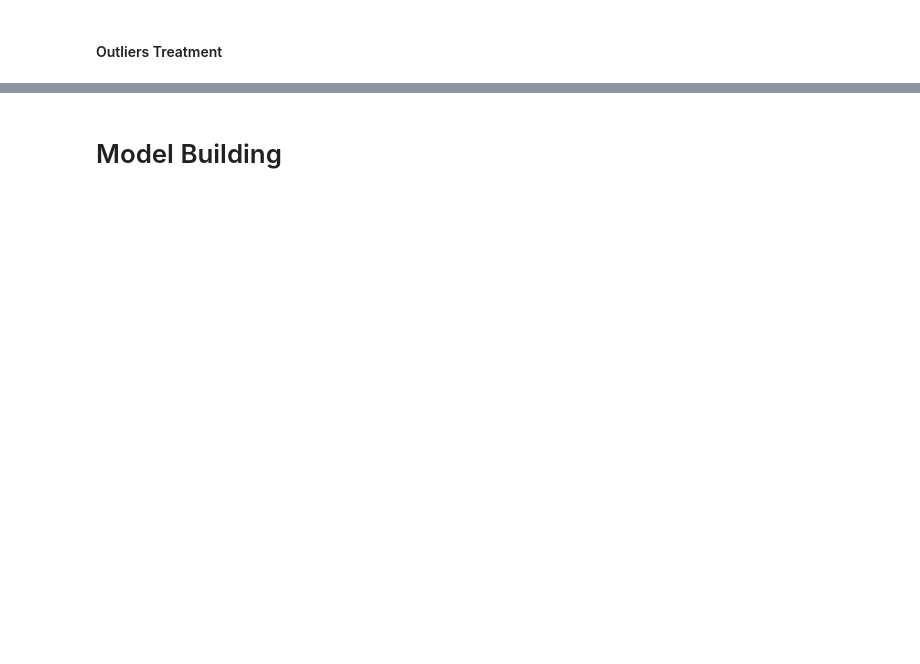
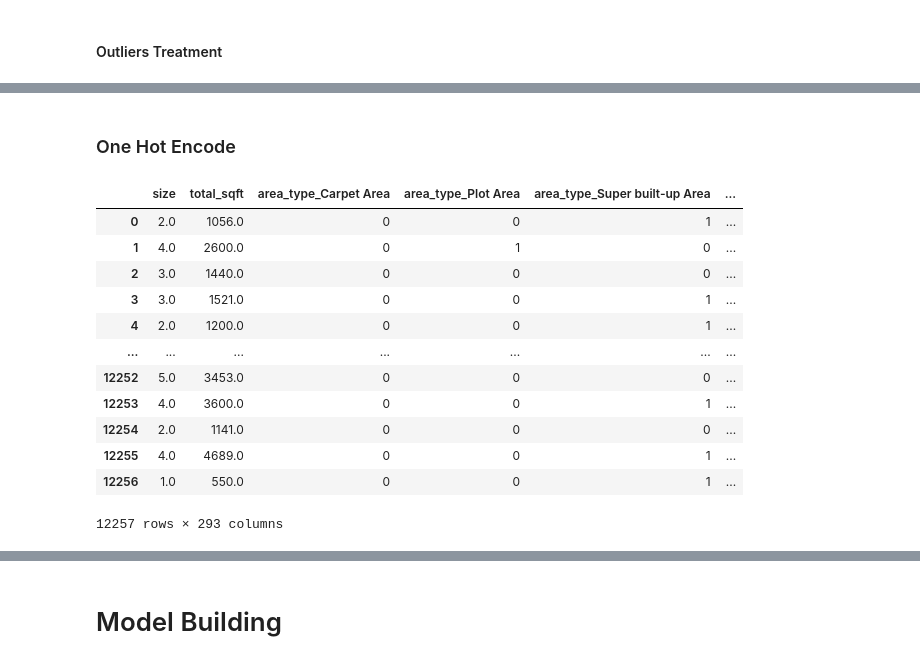
Before and after one commit to KiranSonkamble/Lb_house_prdiction, a Jupyter notebook: Bengaluru 2.ipynb, the cells around one changed output, grey strips where cells are left out. Cells and saved outputs as stored; diff of their text form; code cells hidden in the pictures; blank space fills up the shorter version.

```diff
--- a/Bengaluru 2.ipynb
+++ b/Bengaluru 2.ipynb
@@ -316,15 +363,17 @@ Y= data['Price']
 # %% [markdown]
 #### Outliers Treatment
 # %%
-# def outlier_cap(x):
-#     x=x.clip(lower=x.quantile(0.01))
-#     x=x.clip(upper=x.quantile(0.99))
-#     return(x)
+num = X.select_dtypes('number')
+
+# clip the outliers
+def outlier_cap(x):
+    x=x.clip(lower=x.quantile(0.01))
+    x=x.clip(upper=x.quantile(0.99))
+    return(x)
 
 
-num = X.select_dtypes('number')
-# # capping and flooring of 0.1% ensures the minimal SD impact on the dataset
-# data=X.select_dtypes('number').apply(lambda x : outlier_cap(x))
+# capping and flooring of 0.1% ensures the minimal SD impact on the dataset
+num=num.apply(lambda x : outlier_cap(x))
 
-# # dataset after outlier Treatment
-# data.describe([0.001,0.01, 0.1, 0.25, 0.5,0.75,0.95,0.99,0.999])
+# dataset after outlier Treatment
+num.describe([0.001,0.01, 0.1, 0.25, 0.5,0.75,0.95,0.99,0.999])
@@ -330,0 +396,3 @@ num = X.select_dtypes('number')
+# %%
+x_all = pd.concat([num,data.select_dtypes('O')],axis=1, join="inner")
+x_all
@@ -330,0 +413,19 @@ num = X.select_dtypes('number')
+# %% [markdown]
+### One Hot Encode
+# %%
+df = pd.get_dummies(x_all,drop_first=True)
+df
+# %% [output]
+|  | size | total_sqft | area_type_Carpet Area | area_type_Plot Area | area_type_Super built-up Area | ... |
+| 0 | 2.0 | 1056.0 | 0 | 0 | 1 | ... |
+| 1 | 4.0 | 2600.0 | 0 | 1 | 0 | ... |
+| 2 | 3.0 | 1440.0 | 0 | 0 | 0 | ... |
+| 3 | 3.0 | 1521.0 | 0 | 0 | 1 | ... |
+| 4 | 2.0 | 1200.0 | 0 | 0 | 1 | ... |
+| ... | ... | ... | ... | ... | ... | ... |
+| 12252 | 5.0 | 3453.0 | 0 | 0 | 0 | ... |
+| 12253 | 4.0 | 3600.0 | 0 | 0 | 1 | ... |
+| 12254 | 2.0 | 1141.0 | 0 | 0 | 0 | ... |
+| 12255 | 4.0 | 4689.0 | 0 | 0 | 1 | ... |
+| 12256 | 1.0 | 550.0 | 0 | 0 | 1 | ... |
+12257 rows × 293 columns
```
Also changed, not shown: parts of 40 cells of this notebook.
